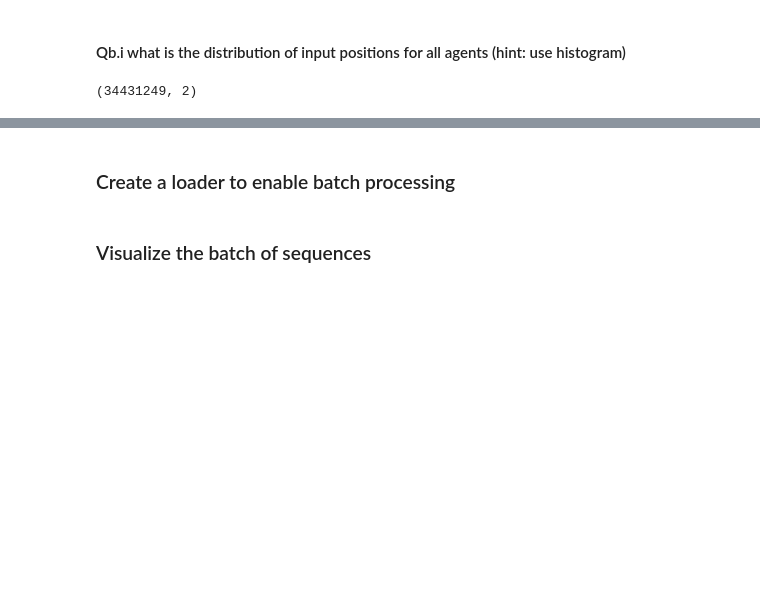
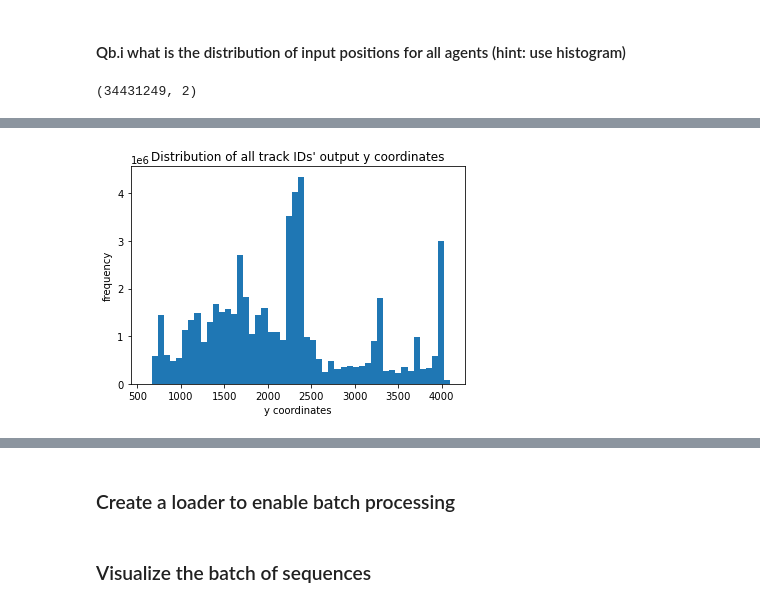
Before and after one commit to j1feng/Autonomous-vehicle-motion-forecasting, a Jupyter notebook: Load_Argoverse_Data_EDA.ipynb, the cells around one changed output, grey strips where cells are left out. Drawn from its saved outputs; the diff is of its cells as text; code cells hidden in the pictures; blank space fills up the shorter version.

```diff
--- a/Load_Argoverse_Data_EDA.ipynb
+++ b/Load_Argoverse_Data_EDA.ipynb
@@ -144,0 +163,9 @@ plt.show()
+# %%
+# y location
+plt.hist(output_distribution[:, 1], bins=50)
+plt.xlabel('y coordinates')
+plt.ylabel('frequency')
+plt.title('Distribution of all track IDs\' output y coordinates')
+plt.show()
+# %% [output]
+[figure, added]
```
Also changed, not shown: parts of 7 cells of this notebook.
